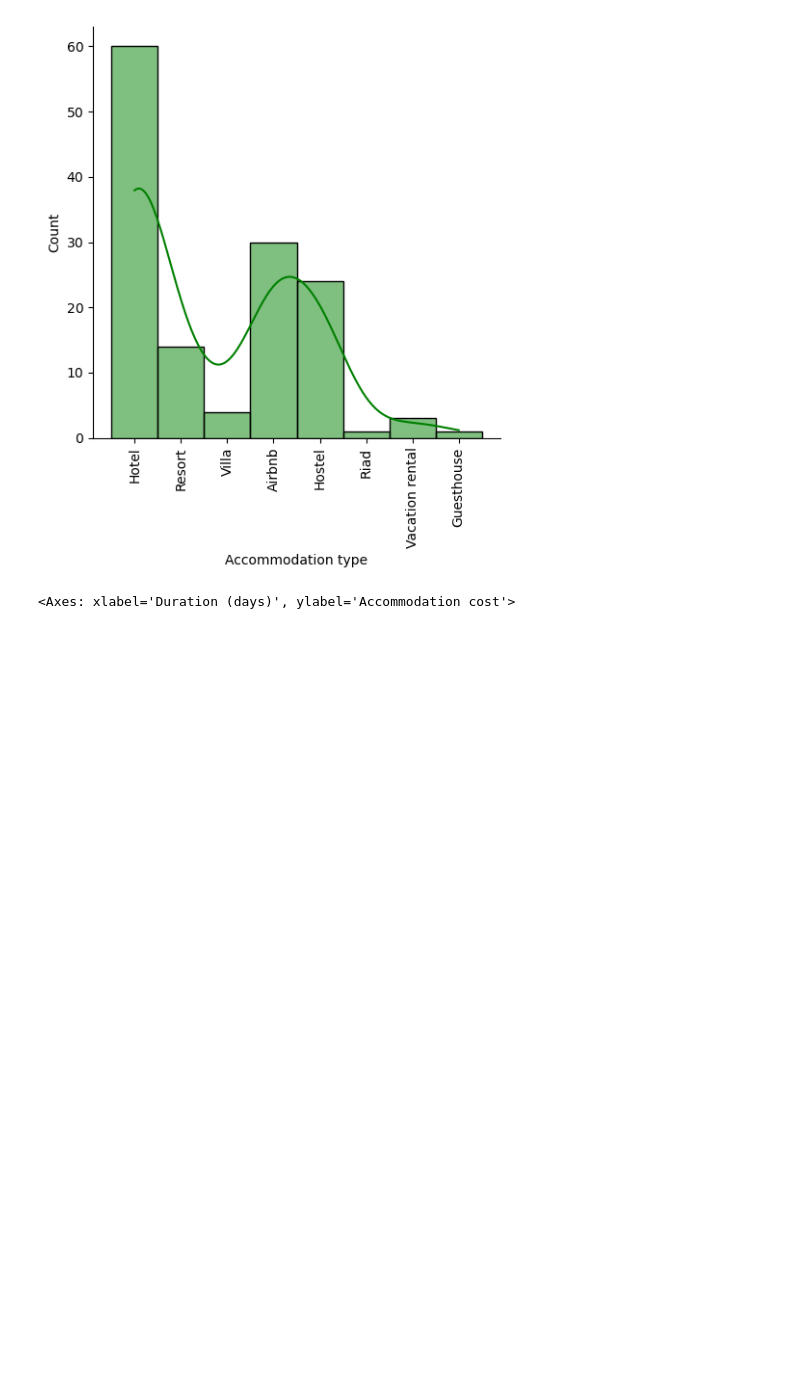
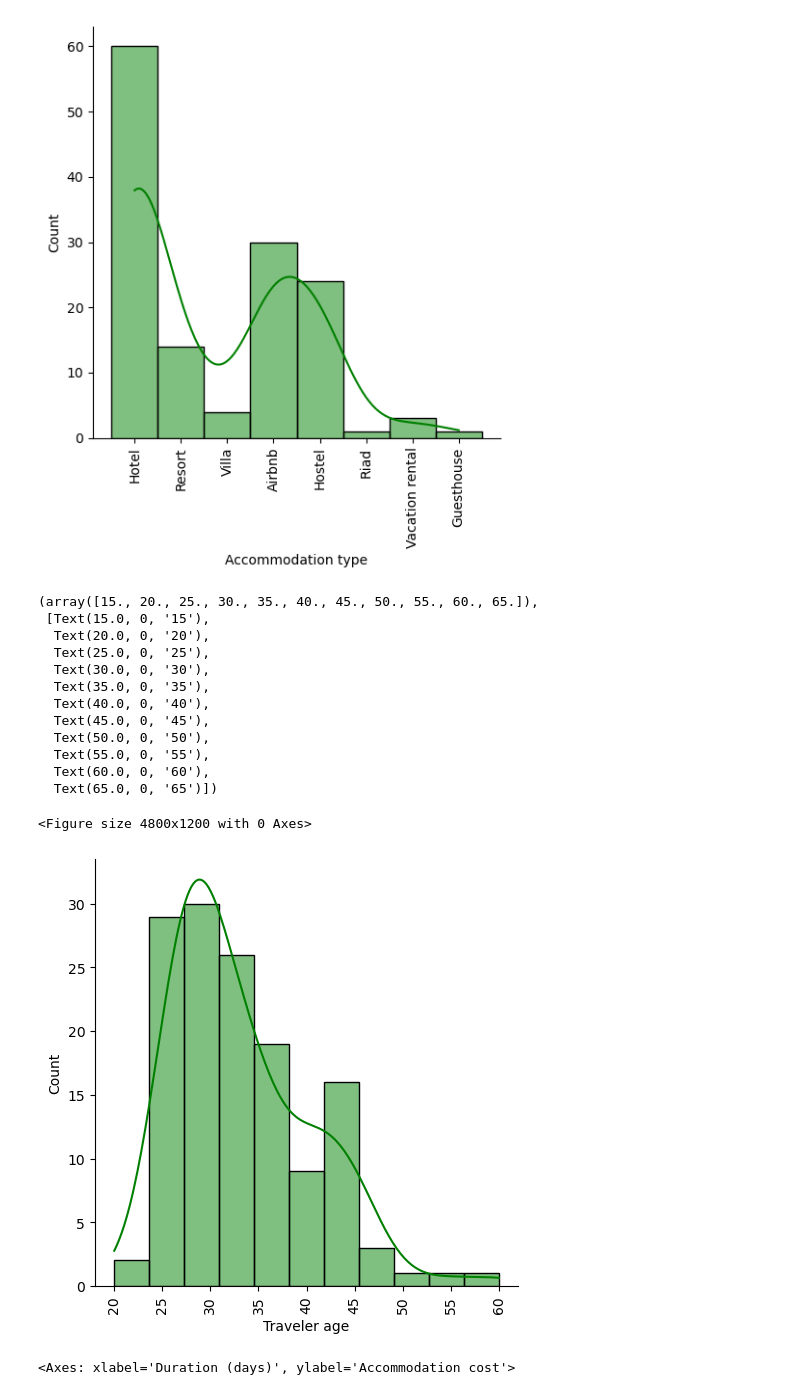
Before and after one commit to cubeninggen/KDT-2024, a Jupyter notebook: numpy/work/travel.ipynb, the cells around one changed output. Saved outputs shown, nothing was run; the diff lists cells and outputs as text; code cells hidden in the pictures; blank space fills up the shorter version.

```diff
--- a/numpy/work/travel.ipynb
+++ b/numpy/work/travel.ipynb
@@ -41,6 +41,25 @@ plt.xticks(rotation=90)
   Text(7, 0, 'Guesthouse')])
 <Figure size 4800x1200 with 0 Axes>
 [figure]
+# %%
+plt.figure(figsize=(16,4), dpi=300)
+sns.displot(df['Traveler age'],kde=True, legend=True, aspect=1, color='green')
+plt.xticks(rotation=90)
+# %% [output]
+(array([15., 20., 25., 30., 35., 40., 45., 50., 55., 60., 65.]),
+ [Text(15.0, 0, '15'),
+  Text(20.0, 0, '20'),
+  Text(25.0, 0, '25'),
+  Text(30.0, 0, '30'),
+  Text(35.0, 0, '35'),
+  Text(40.0, 0, '40'),
+  Text(45.0, 0, '45'),
+  Text(50.0, 0, '50'),
+  Text(55.0, 0, '55'),
+  Text(60.0, 0, '60'),
+  Text(65.0, 0, '65')])
+<Figure size 4800x1200 with 0 Axes>
+[figure, added]
 # %%
 sns.scatterplot(data=df, x="Duration (days)", y="Accommodation cost", hue='Accommodation type')
 # %% [output]
```
Also changed, not shown: parts of 5 cells of this notebook.
